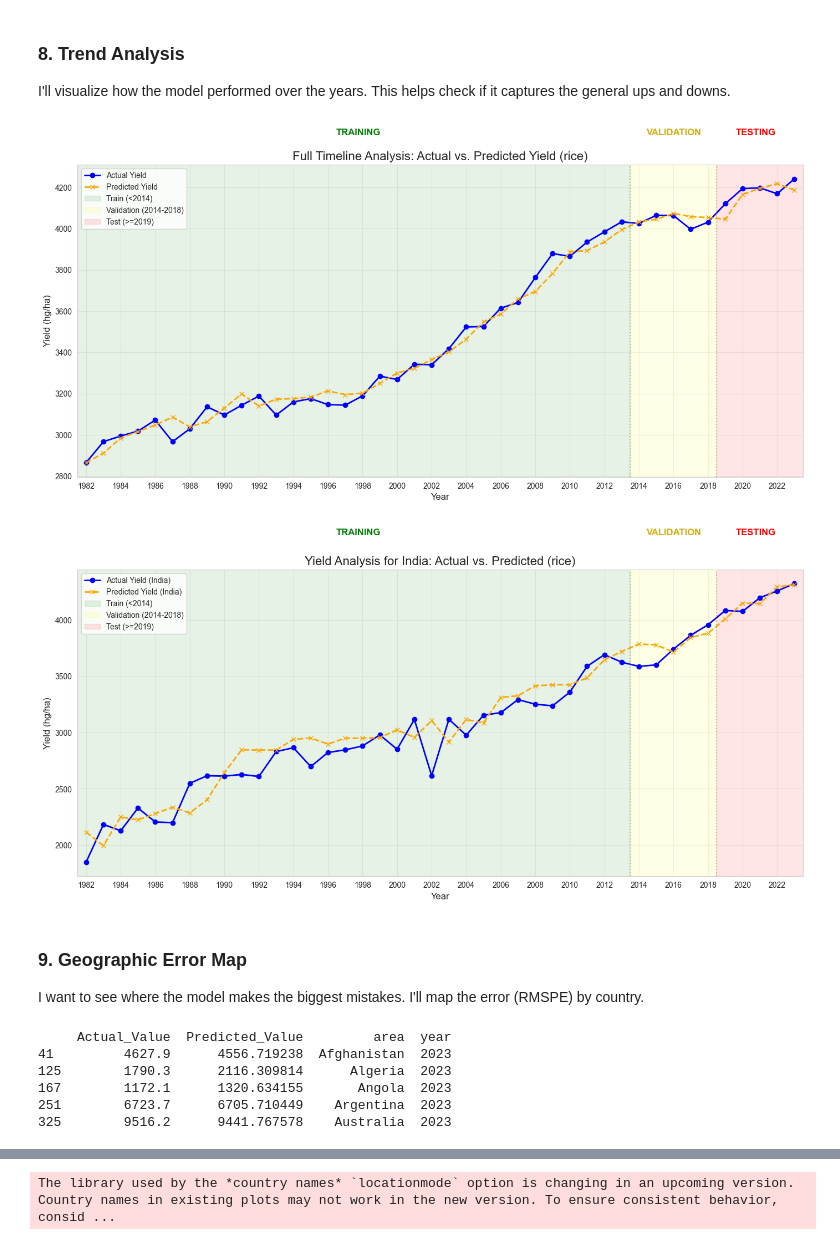
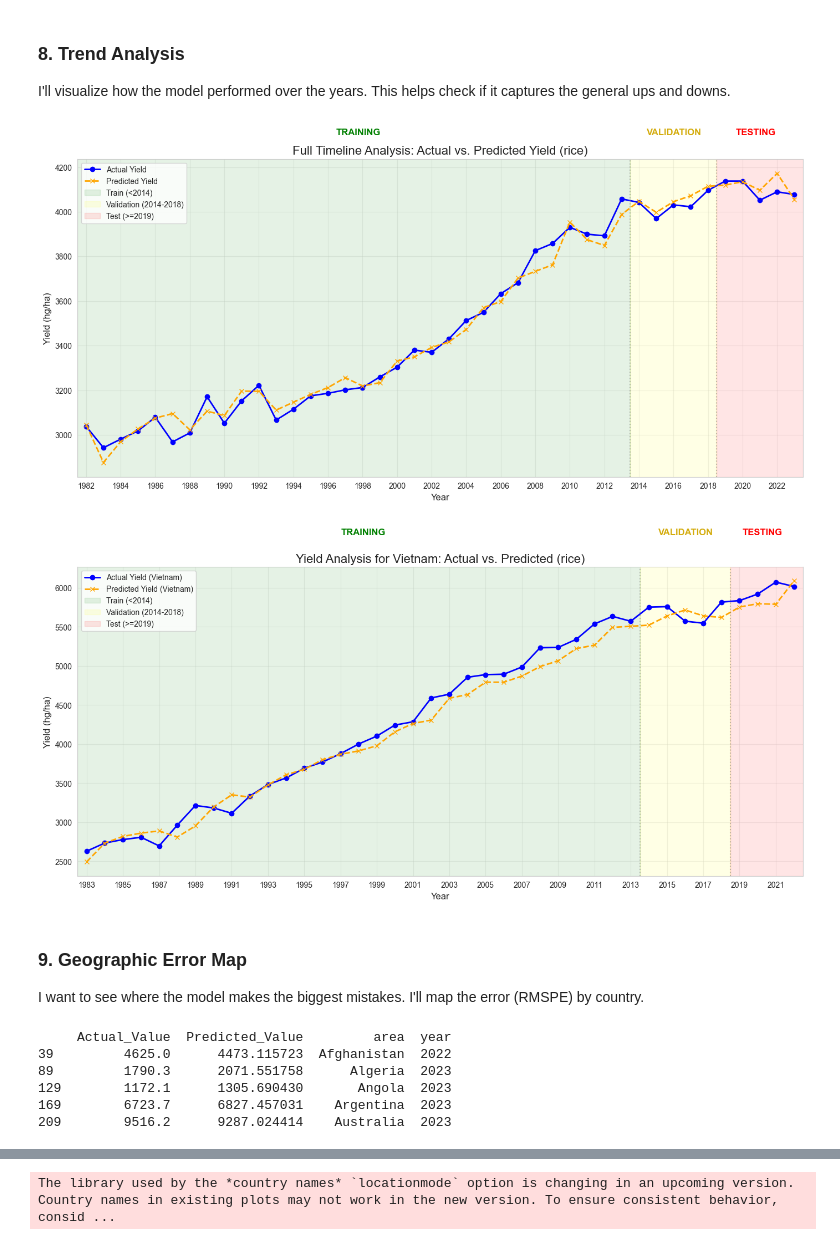
Before and after one commit to pavinpp/ML_project, a Jupyter notebook: Final/Part_5_Model_XGBoost.ipynb, the cells around one changed output, grey strips where cells are left out. Saved outputs shown, nothing was run; the diff lists cells and outputs as text; code cells hidden in the pictures.

```diff
--- a/Final/Part_5_Model_XGBoost.ipynb
+++ b/Final/Part_5_Model_XGBoost.ipynb
@@ -75,6 +66,20 @@ cols_to_drop = [c for c in df_model.columns
                 if c.startswith("avg_yield_") and CHOSEN_CROP not in c]
 
 df_model = df_model.drop(columns=cols_to_drop)
+
+# --- Remove min/max TARGET_COL rows per country (robust version) ---
+df_model = df_model.copy()
+
+# Get row positions (not index labels)
+idx_min = df_model.groupby('area')[TARGET_COL].idxmin().values
+idx_max = df_model.groupby('area')[TARGET_COL].idxmax().values
+
+# Combine them safely
+rows_to_drop = np.concatenate([idx_min, idx_max])
+
+# Drop by position, not by label
+df_model = df_model.iloc[~df_model.index.isin(rows_to_drop)].reset_index(drop=True)
+
 
 # Defining my X (features)
 feature_cols = [c for c in df_model.columns
@@ -503,13 +529,13 @@ plt.xlim(MIN_YEAR - 0.5, MAX_YEAR + 0.5)
 plt.tight_layout()
 plt.show()
 # %% [output]
-[figure, old version]
+[figure, new version]
 # %%
 # --- Add country column ---
 df_full_trend['Area'] = df_model['area']
 
 # --- Country-specific trend ---
-TARGET_COUNTRY = "India"
+TARGET_COUNTRY = "Vietnam"
 df_country = df_full_trend[df_full_trend['Area'] == TARGET_COUNTRY]
 country_trend = df_country.groupby('Year')[['Actual', 'Predicted']].mean()
 
@@ -530,34 +556,34 @@ val_boundary = VAL_END_YEAR - 0.5
 
 # --- Shaded regions ---
 plt.axvspan(MIN_YEAR - 0.5, train_boundary, color='green', alpha=0.1, label=f'Train (<{TRAIN_END_YEAR})')
 plt.axvspan(train_boundary, val_boundary, color='yellow', alpha=0.1, label=f'Validation ({TRAIN_END_YEAR}-{VAL_END_YEAR-1})')
 plt.axvspan(val_boundary, MAX_YEAR + 0.5, color='red', alpha=0.1, label=f'Test (>={VAL_END_YEAR})')
 
 # --- Split lines ---
 plt.axvline(train_boundary, color='grey', linestyle=':', alpha=0.5)
 plt.axvline(val_boundary, color='grey', linestyle=':', alpha=0.5)
 
 # --- Labels ---
 y_max = country_trend['Actual'].max()
 text_y = y_max * 1.1
 
 plt.text((MIN_YEAR + train_boundary)/2, text_y, 'TRAINING', ha='center', fontsize=12, fontweight='bold', color='green')
 plt.text((train_boundary + val_boundary)/2, text_y, 'VALIDATION', ha='center', fontsize=12, fontweight='bold', color='#D4AC0D')
 plt.text((val_boundary + MAX_YEAR)/2, text_y, 'TESTING', ha='center', fontsize=12, fontweight='bold', color='red')
 
 # --- Final styling ---
 plt.title(f'Yield Analysis for {TARGET_COUNTRY}: Actual vs. Predicted ({CHOSEN_CROP})', fontsize=16)
 plt.xlabel('Year', fontsize=12)
 plt.ylabel('Yield (hg/ha)', fontsize=12)
 
 plt.legend(loc='upper left')
 plt.grid(True, alpha=0.3)
 plt.xticks(np.arange(MIN_YEAR, MAX_YEAR + 1, 2))
 plt.xlim(MIN_YEAR - 0.5, MAX_YEAR + 0.5)
 plt.tight_layout()
 plt.show()
 # %% [output]
-[figure, old version]
+[figure, new version]
 # %% [markdown]
 ### 9. Geographic Error Map
 I want to see where the model makes the biggest mistakes. I'll map the error (RMSPE) by country.
@@ -585,8 +611,8 @@ comparison_df_latest = comparison_df[comparison_df['year'] == latest_year]
 print(comparison_df_latest.head())
 # %% [output]
      Actual_Value  Predicted_Value         area  year
-41         4627.9      4556.719238  Afghanistan  2023
-125        1790.3      2116.309814      Algeria  2023
-167        1172.1      1320.634155       Angola  2023
-251        6723.7      6705.710449    Argentina  2023
-325        9516.2      9441.767578    Australia  2023
+39         4625.0      4473.115723  Afghanistan  2022
+89         1790.3      2071.551758      Algeria  2023
+129        1172.1      1305.690430       Angola  2023
+169        6723.7      6827.457031    Argentina  2023
+209        9516.2      9287.024414    Australia  2023
```
Also changed, not shown: parts of 9 cells of this notebook, 6 other files.
